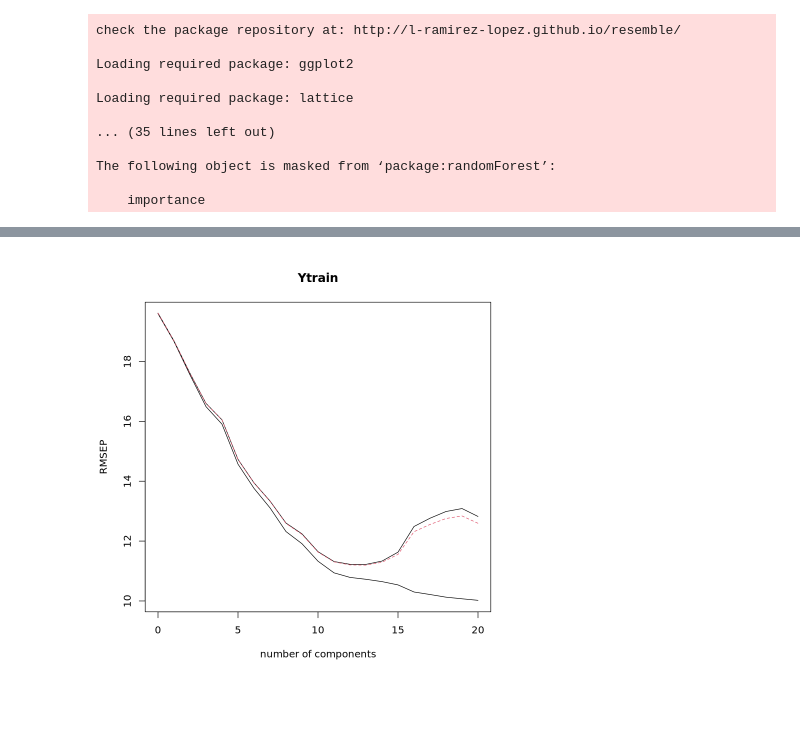
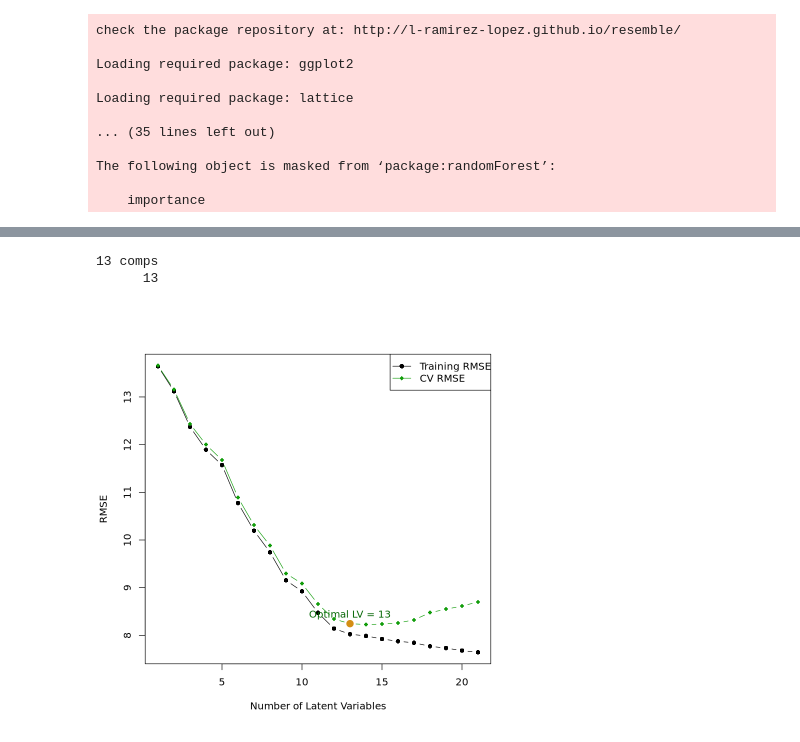
Before and after one commit to lcaspari/italy_soc, a Jupyter notebook: SOC_italy.ipynb, the cells around one changed output, grey strips where cells are left out. Saved outputs shown, nothing was run; the diff lists cells and outputs as text; code cells hidden in the pictures; blank space fills up the shorter version.

```diff
--- a/SOC_italy.ipynb
+++ b/SOC_italy.ipynb
@@ -32,10 +39,11 @@ The following object is masked from ‘package:randomForest’:
 
 setwd("/home/camahubuntu/Spectroscopy/italy_soc")
 
-lab <- read.csv("Italy_lab.csv")
+lab_raw <- read.csv("Italy_lab.csv")
 
-VNIR<-read.csv("Italy_spc.csv")
-VNIR<-VNIR[,-1]
+
+VNIR_raw<-read.csv("Italy_spc.csv")
+VNIR_raw<-VNIR_raw[,-1]
 
 wl <- read.csv("Italy_spc.csv", header = FALSE)
 wl <- as.numeric(wl[1, ])
@@ -64,0 +73,11 @@ A data.frame: 1180 × 1000
+# %%
+# now we remove all the outlayers
+# Merge lab and VNIR first
+dat_all <- cbind(lab_raw, VNIR_raw)
+
+# Remove rows where MINERAL == "organic"
+dat_all <- dat_all[dat_all$MINERAL != "organic", ]
+
+# Split back into lab and VNIR
+lab  <- dat_all[, 1:ncol(lab_raw)]
+VNIR <- dat_all[, (ncol(lab) + 1):ncol(dat_all)]
@@ -113,19 +224,18 @@ legend("topright", c("training", "test"), pch=16, col=c("black", "red"))
 # %%
-# now we calculate the PLS model with the preprocessed data
-
+# apply PLSR
 nXdat<-nXr00
 
 Ytrain <- as.matrix(lab$SOC[train])   # calibration set
 Xtrain <- as.matrix(nXdat[train,])     # calibration set
 
-# Model without cross validation
+# first we calculate the Model without cross validation, to see how well it ideally could perform (best R^2 possible)
 modf <- plsr(Ytrain~Xtrain,       # variables
-             ncomp=20,  # max. number of latent variables to compute
-             method="oscorespls",    # oscorespls = NIPALS = standard PLS
-             validation="none")      # without any validation
+              ncomp=20,  # max. number of latent variables to compute
+              method="oscorespls",    # oscorespls = NIPALS = standard PLS
+              validation="none")      # without any validation
 summary(modf)
 
-# Model with 10-fold cross validation
+# then we apply Model with 10-fold cross validation
 set.seed(125)
 modcv <- plsr(Ytrain~Xtrain,        # variables
               ncomp=20,   # max. number of latent variables to compute
@@ -140,12 +250,35 @@ err_fit<-RMSEP(modf)
 # RMSE of cross validation
 err_modcv<-RMSEP(modcv)
 
-# plot them together
-plot(err_fit)       # RMSEcv of model fit
-plot(err_modcv, add=T)# RMSEcv of cross validation - find optimal number of latent variables
-# with increasing number of latent variables, PLS is able to explain an increasing amount of
-# variance of Y
+# amount of LVs
+ncomp <- 1:length(err_fit$val[1,1,])
 
-# with cross validation, we can define the point where the model is overfitting, i.e. where the model
-# uses sample specific noise to explain Y, which results in an increase of RMSE in the test set
+# RMSE Training
+train_rmse <- err_fit$val[1,1,]
+
+# RMSE CV
+cv_rmse <- err_modcv$val[1,1,]
+
+# optimal amount of CV
+optimal_lv <- which.min(cv_rmse) -1
+optimal_lv
+
+# Plot Training RMSE
+plot(ncomp, train_rmse, type="b", col="#000000", pch=16,
+     xlab="Number of Latent Variables", ylab="RMSE",
+     ylim=range(c(train_rmse, cv_rmse)))
+
+# Plot CV RMSE
+lines(ncomp, cv_rmse, type="b", col="#129d0b", pch=18)
+
+legend("topright",
+       legend=c("Training RMSE", "CV RMSE"),
+       col=c("#000000","#129d0b"),
+       pch=c(16,18),
+       lty=1)
+
+# add optimal LV in plot
+points(optimal_lv, cv_rmse[optimal_lv], col="#d48e14", pch=19, cex=1.5)
+text(optimal_lv, cv_rmse[optimal_lv], labels=paste("Optimal LV =", optimal_lv),
+     pos=3, col="darkgreen")
 # %% [output]
@@ -169 +302,3 @@ Ytrain     72.38     72.82     73.30     73.58     73.85
+13 comps
+      13
-[figure, old version]
+[figure, new version]
```
Also changed, not shown: parts of 13 cells of this notebook, 1 other file.
